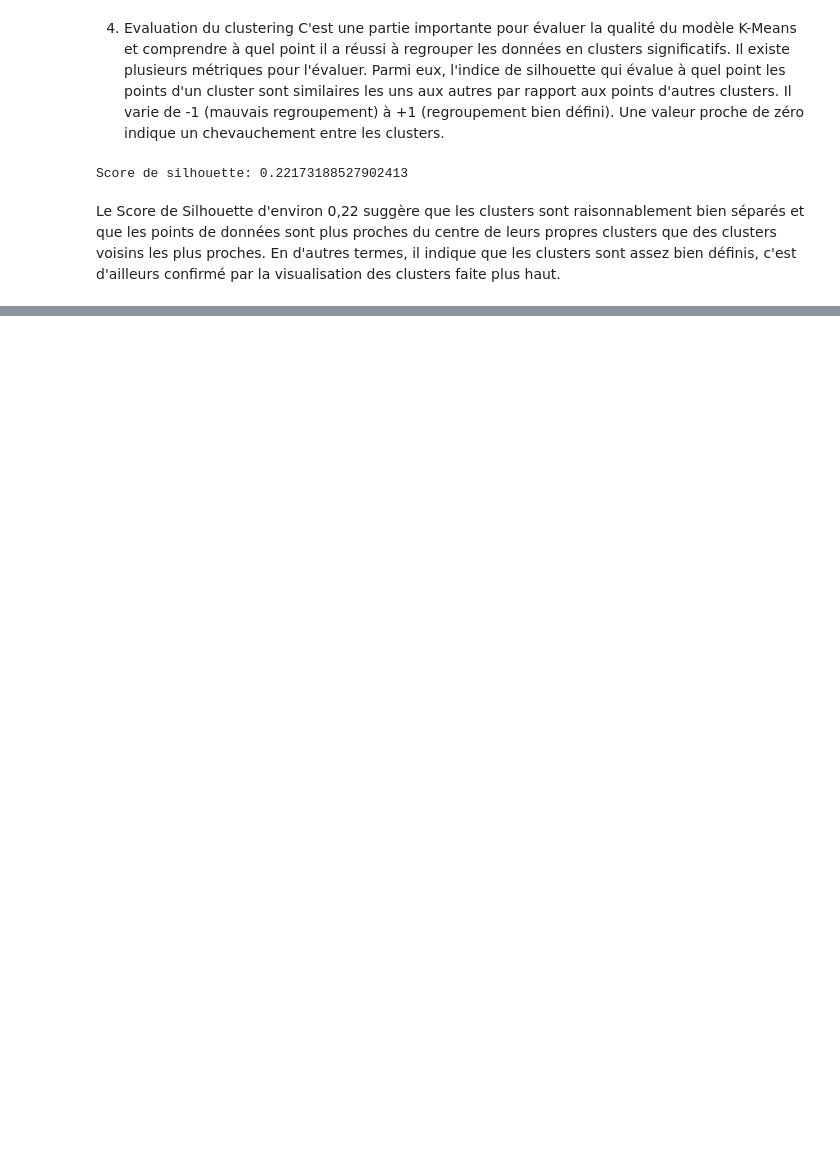
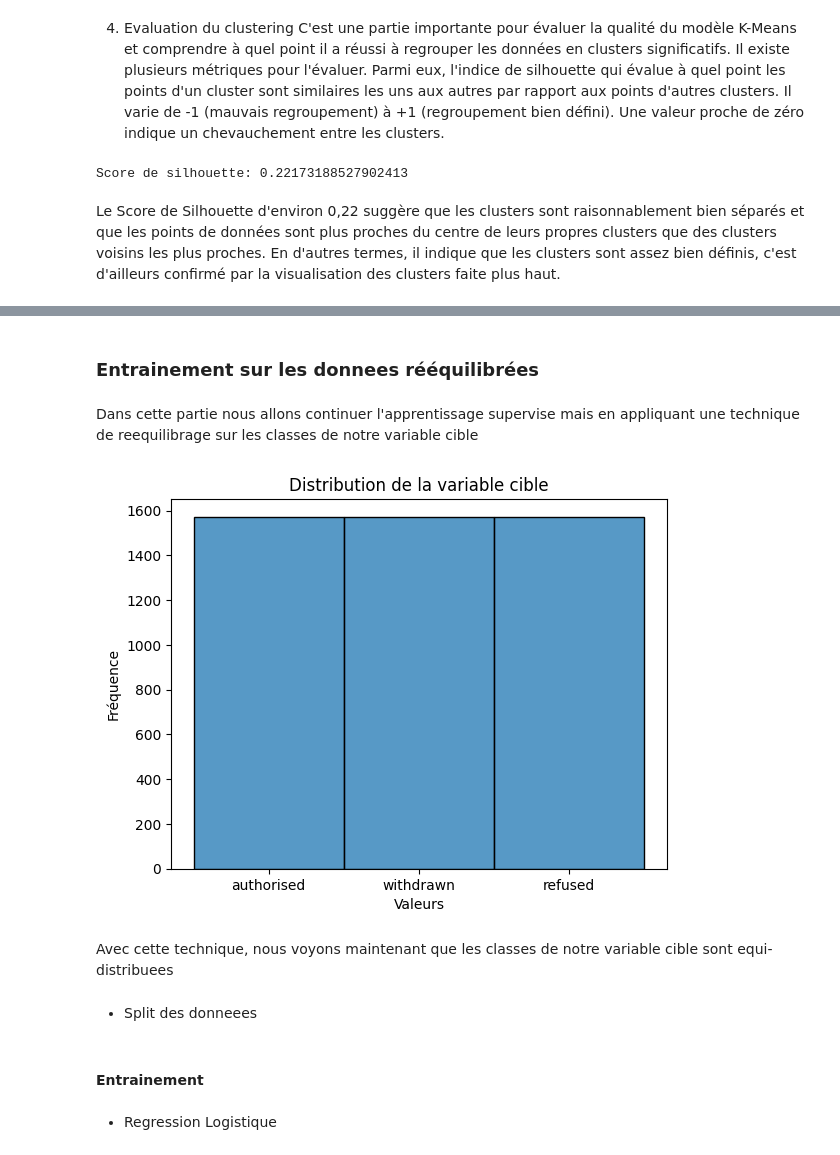
Before and after one commit to Aida73/M2DS-Drugs-Authorization-Classification, a Jupyter notebook: Notebooks/drugs_classification.ipynb, the cells around one changed output, grey strips where cells are left out. Drawn from its saved outputs; the diff is of its cells as text; code cells hidden in the pictures; blank space fills up the shorter version.

```diff
--- a/Notebooks/drugs_classification.ipynb
+++ b/Notebooks/drugs_classification.ipynb
@@ -571,0 +630,19 @@ Le Score de Silhouette d'environ 0,22 suggère que les clusters sont raisonnable
+# %% [markdown]
+### Entrainement sur les donnees rééquilibrées
+# %% [markdown]
+Dans cette partie nous allons continuer l'apprentissage supervise mais en appliquant une technique de reequilibrage sur les classes de notre variable cible
+# %%
+smote = SMOTE(sampling_strategy='auto', random_state=42)
+X_resampled, y_resampled = smote.fit_resample(X, y)
+# %%
+sns.histplot(y_resampled)
+plt.xlabel('Valeurs')
+plt.ylabel('Fréquence')
+plt.title('Distribution de la variable cible')
+plt.show()
+# %% [output]
+[figure, added]
+# %% [markdown]
+Avec cette technique, nous voyons maintenant que les classes de notre variable cible sont equi-distribuees
+# %% [markdown]
+- Split des donneees
@@ -571,0 +651,4 @@ Le Score de Silhouette d'environ 0,22 suggère que les clusters sont raisonnable
+# %% [markdown]
+#### Entrainement
+# %% [markdown]
+- Regression Logistique
```
Also changed, not shown: parts of 120 cells of this notebook, 2 other files.
